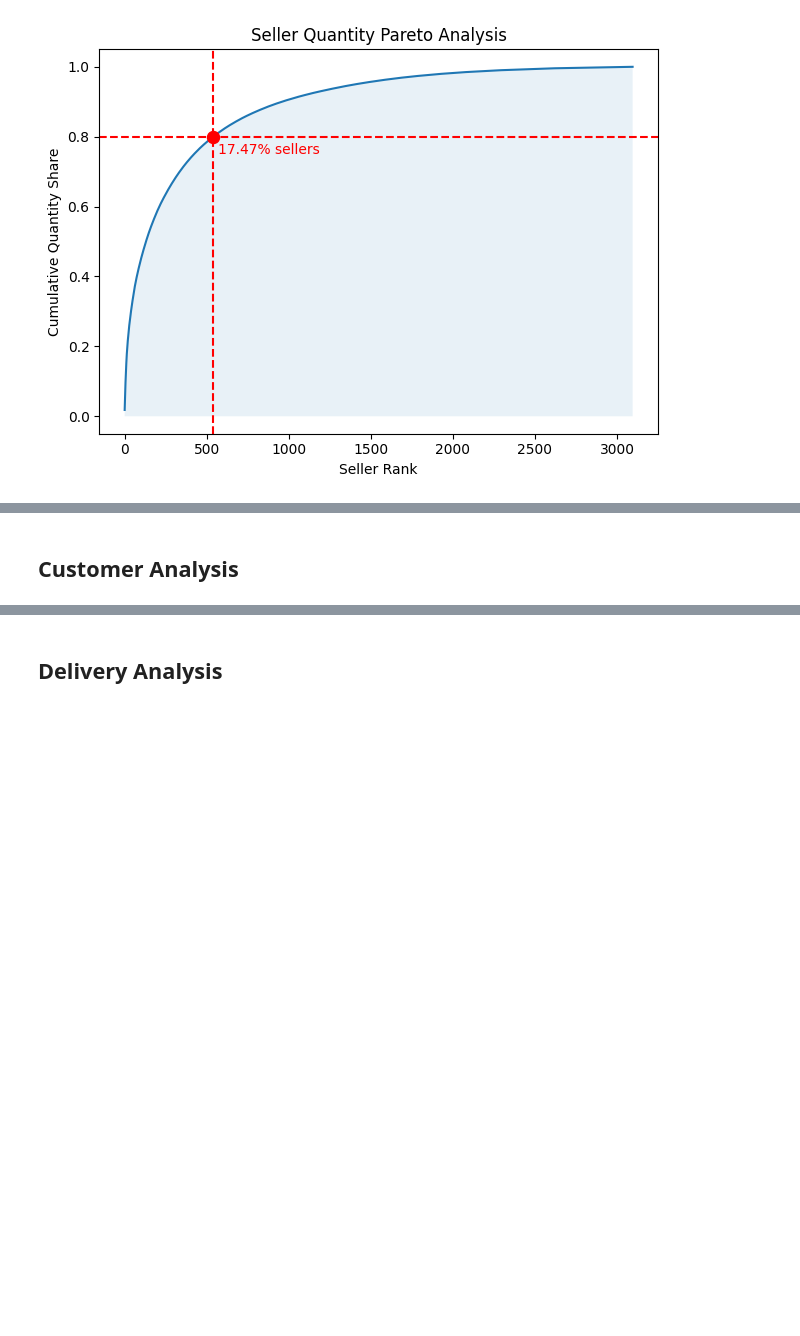
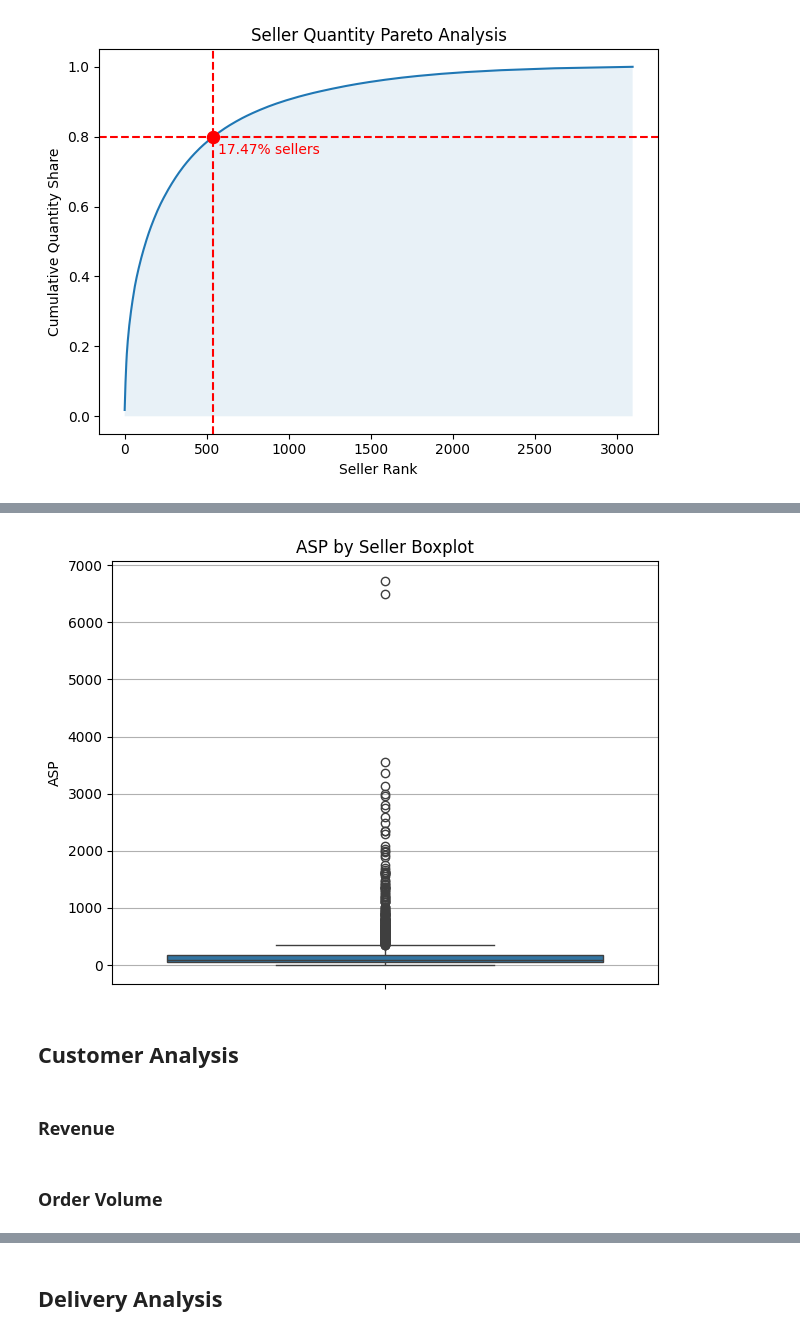
Before and after one commit to MattiaVerardi/olist-ecommerce-analytics, a Jupyter notebook: python/10_eda.ipynb, the cells around one changed output, grey strips where cells are left out. Saved outputs shown, nothing was run; the diff lists cells and outputs as text; code cells hidden in the pictures; blank space fills up the shorter version.

```diff
--- a/python/10_eda.ipynb
+++ b/python/10_eda.ipynb
@@ -3148,2 +3230,18 @@ plt.show()
+# %%
+sns.boxplot(
+    data=asp_by_seller,
+    y="asp"
+)
+plt.title("ASP by Seller Boxplot")
+plt.ylabel("ASP")
+plt.grid(axis="y")
+plt.tight_layout()
+plt.show()
+# %% [output]
+[figure, added]
 # %% [markdown]
 ## Customer Analysis
+# %% [markdown]
+### Revenue
+# %% [markdown]
+### Order Volume
```
Also changed, not shown: parts of 14 cells of this notebook.
